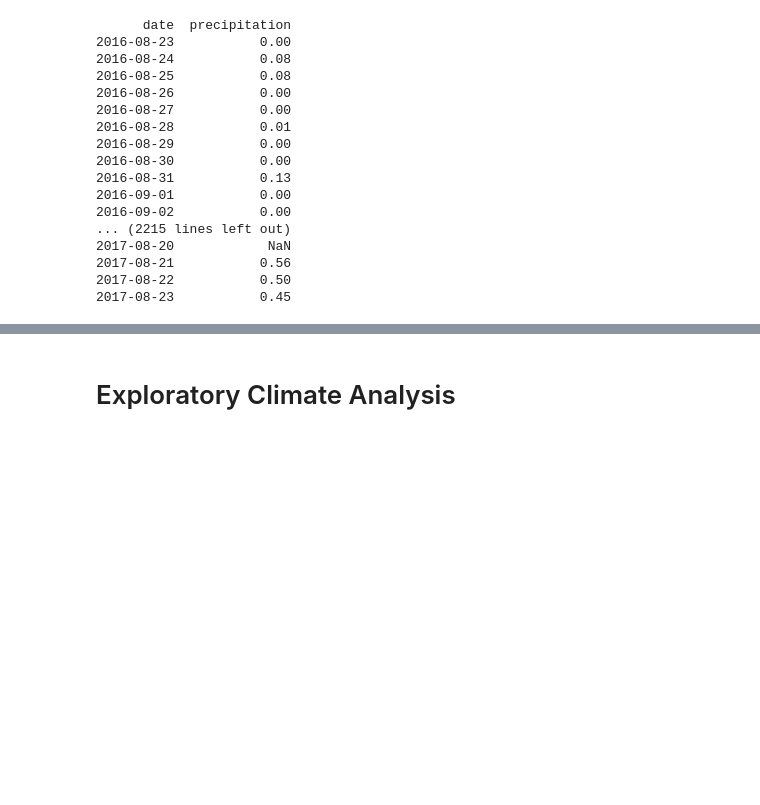
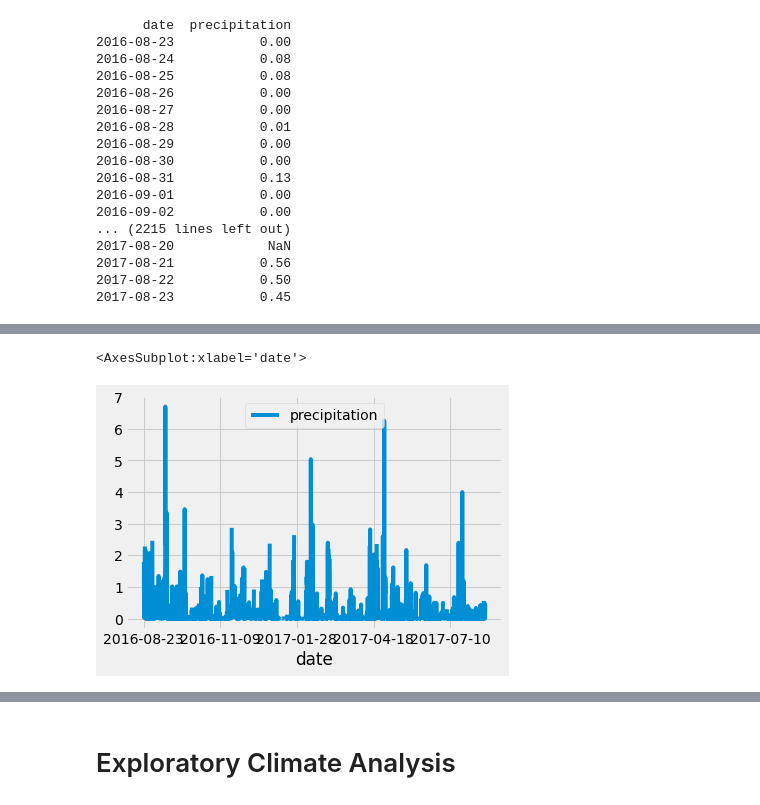
Before and after one commit to suyinwb/surfs_up, a Jupyter notebook: climate_analysis.ipynb, the cells around one changed output, grey strips where cells are left out. Drawn from its saved outputs; the diff is of its cells as text; code cells hidden in the pictures; blank space fills up the shorter version.

```diff
--- a/climate_analysis.ipynb
+++ b/climate_analysis.ipynb
@@ -91,3 +91,7 @@ print(df.to_string(index=False))
 2017-08-21           0.56
 2017-08-22           0.50
 2017-08-23           0.45
+# %%
+df = df.sort_index()
+
+print(df.to_string(index=False))
@@ -93,0 +116,5 @@ print(df.to_string(index=False))
+# %%
+df.plot()
+# %% [output]
+<AxesSubplot:xlabel='date'>
+[figure, added]
```
Also changed, not shown: parts of 2 cells of this notebook.
